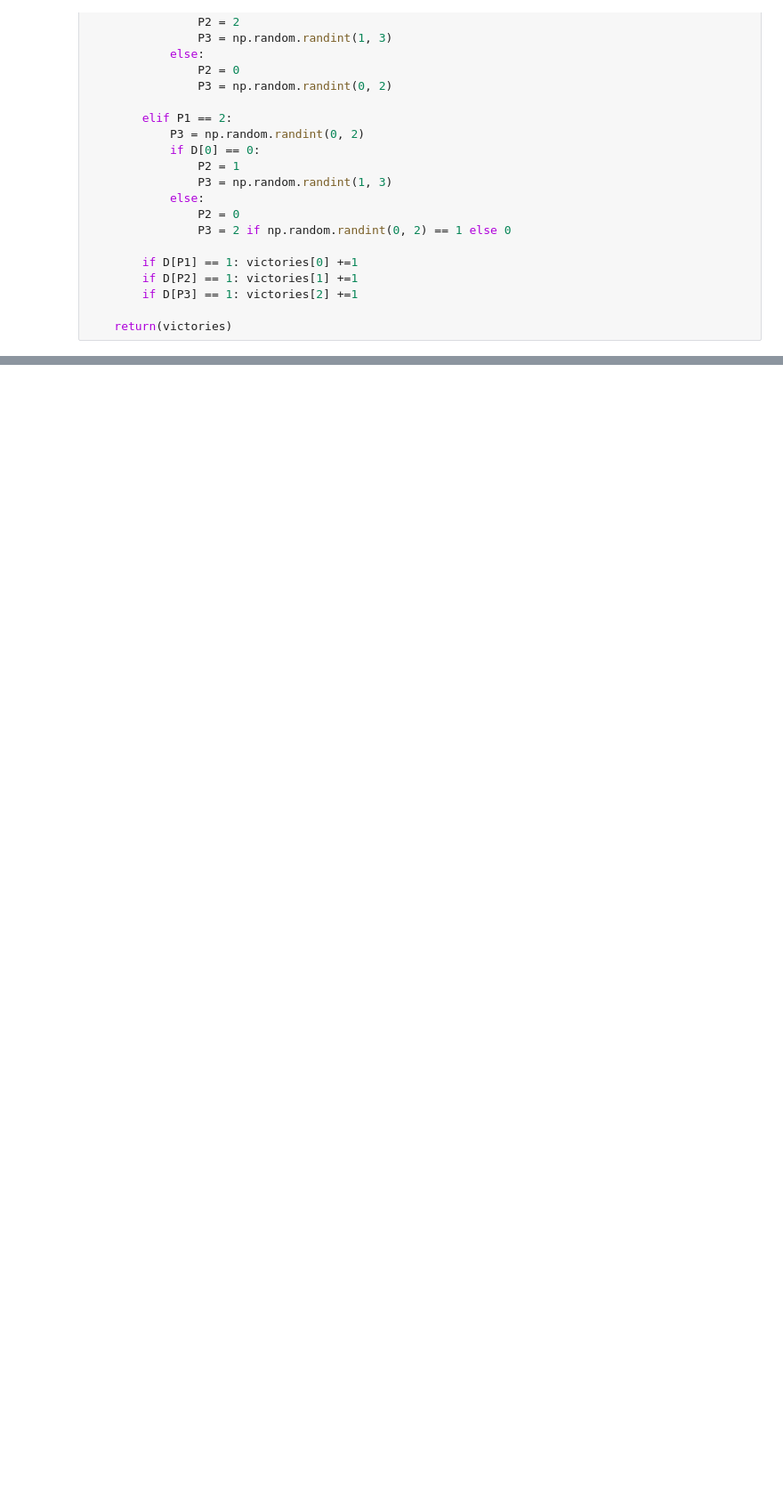
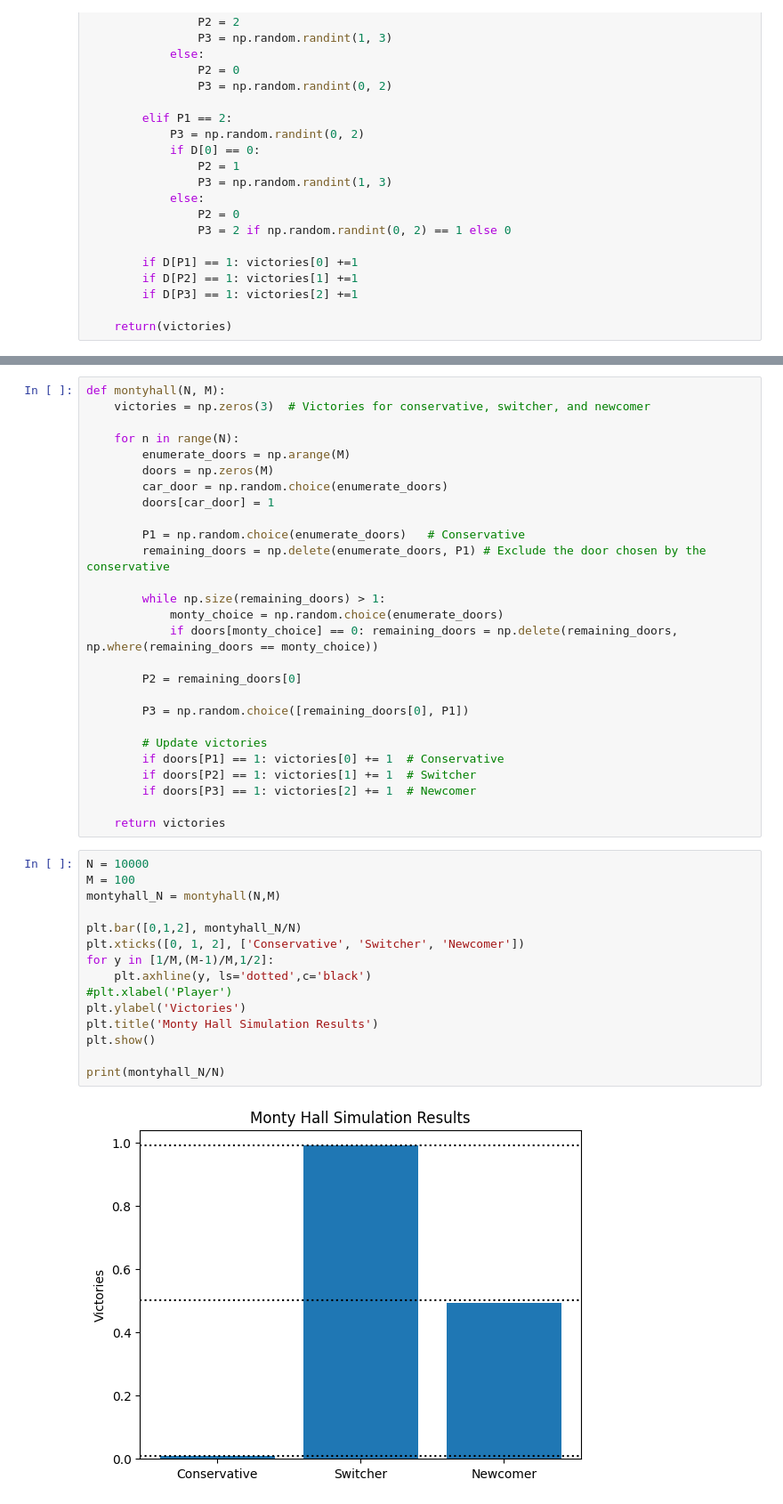
Before and after one commit to GiuliaConti/astrostatistics_bicocca_2024, a Jupyter notebook: working/E01_L02_MontyHall.ipynb, the cells around one changed output, grey strips where cells are left out. Shown at 89% size. Saved outputs shown, nothing was run; the diff lists cells and outputs as text; blank space fills up the shorter version.

Commit message:
Generalization of Monty Hall problem to M doors

```diff
--- a/working/E01_L02_MontyHall.ipynb
+++ b/working/E01_L02_MontyHall.ipynb
@@ -66,0 +69,44 @@ print(montyhall_N/N)
+# %%
+def montyhall(N, M):
+    victories = np.zeros(3)  # Victories for conservative, switcher, and newcomer
+
+    for n in range(N):
+        enumerate_doors = np.arange(M)
+        doors = np.zeros(M)
+        car_door = np.random.choice(enumerate_doors)
+        doors[car_door] = 1
+
+        P1 = np.random.choice(enumerate_doors)   # Conservative
+        remaining_doors = np.delete(enumerate_doors, P1) # Exclude the door chosen by the conservative
+
+        while np.size(remaining_doors) > 1:
+            monty_choice = np.random.choice(enumerate_doors)
+            if doors[monty_choice] == 0: remaining_doors = np.delete(remaining_doors, np.where(remaining_doors == monty_choice))
+
+        P2 = remaining_doors[0]
+
+        P3 = np.random.choice([remaining_doors[0], P1])
+
+        # Update victories
+        if doors[P1] == 1: victories[0] += 1  # Conservative
+        if doors[P2] == 1: victories[1] += 1  # Switcher
+        if doors[P3] == 1: victories[2] += 1  # Newcomer
+
+    return victories
+# %%
+N = 10000
+M = 100
+montyhall_N = montyhall(N,M)
+
+plt.bar([0,1,2], montyhall_N/N)
+plt.xticks([0, 1, 2], ['Conservative', 'Switcher', 'Newcomer'])
+for y in [1/M,(M-1)/M,1/2]:
+    plt.axhline(y, ls='dotted',c='black')
+#plt.xlabel('Player')
+plt.ylabel('Victories')
+plt.title('Monty Hall Simulation Results')
+plt.show()
+
+print(montyhall_N/N)
+# %% [output]
+[figure, added]
```
Also changed, not shown: parts of 4 cells of this notebook.
